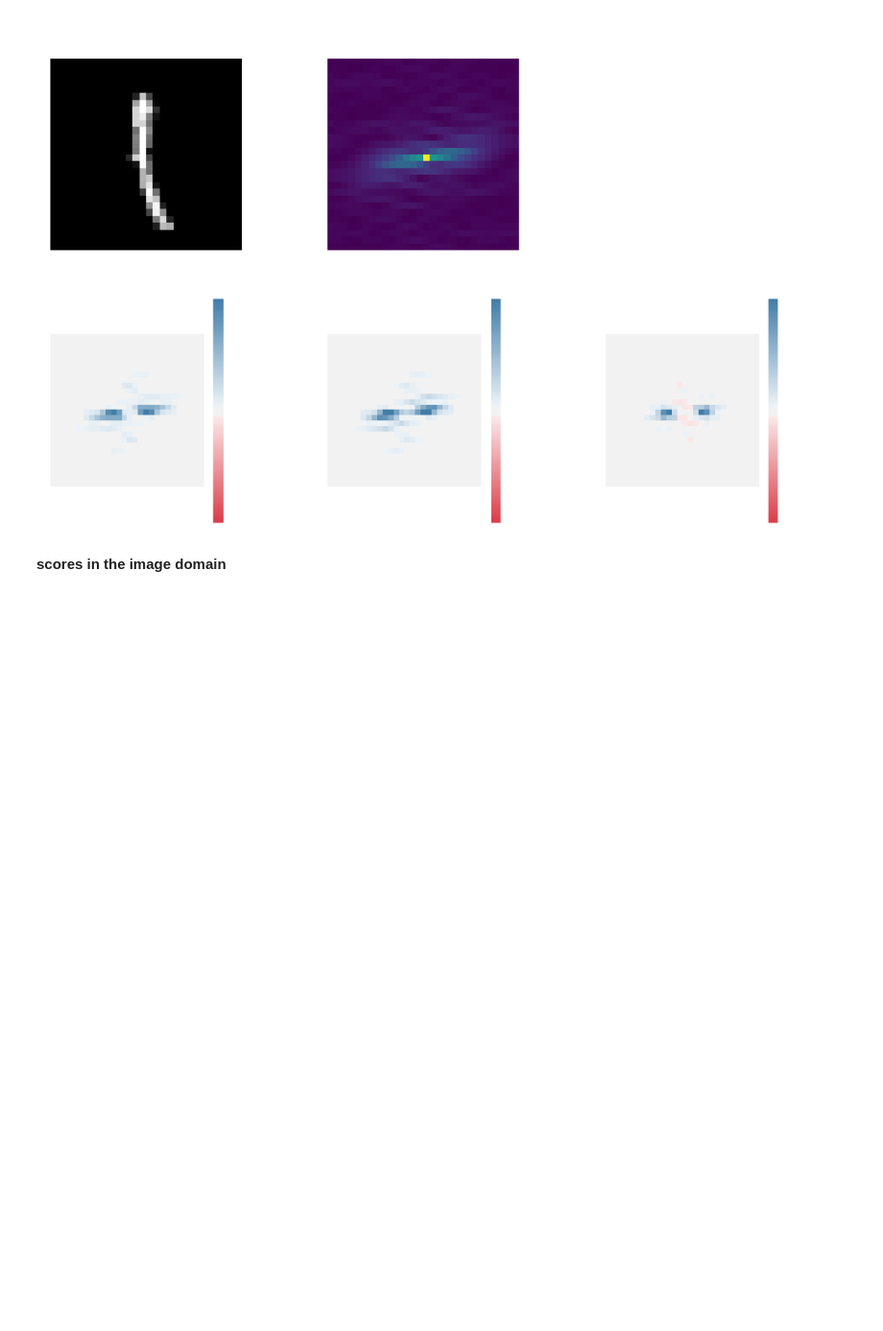
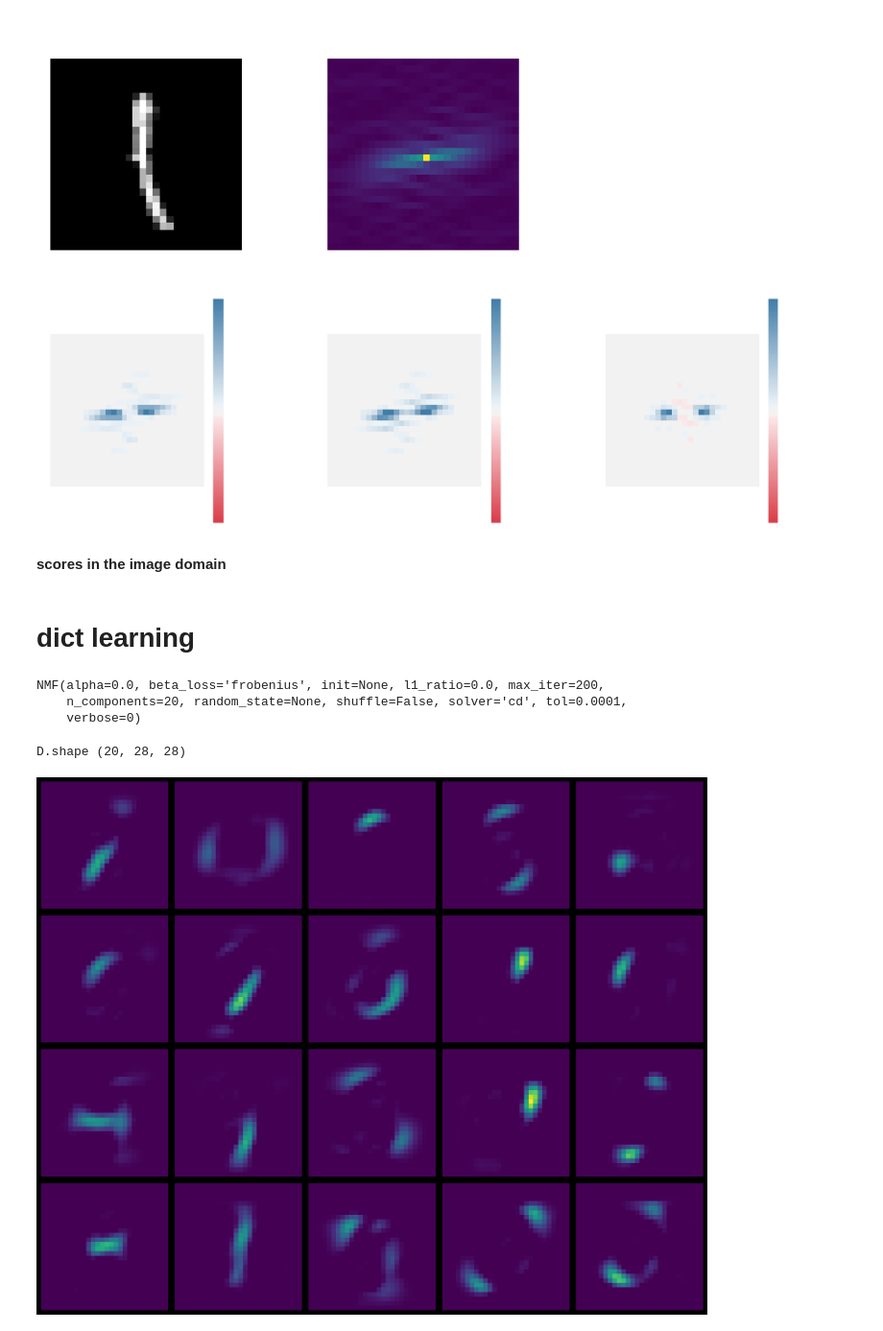
Before and after one commit to Yu-Group/adaptive-wavelets, a Jupyter notebook: experiments/mnist/transforms_mnist.ipynb, the cells around one changed output. Shown at 96% size. Saved outputs shown, nothing was run; the diff lists cells and outputs as text; code cells hidden in the pictures; blank space fills up the shorter version.

Commit message:
add nmf mnist

```diff
--- a/experiments/mnist/transforms_mnist.ipynb
+++ b/experiments/mnist/transforms_mnist.ipynb
@@ -156,3 +159,40 @@ x.requires_grad = False
 sweep_dim = 1
 tiles = acd.tiling_2d.gen_tiles(im_orig, fill=0, method='cd', sweep_dim=sweep_dim)
 cd_scores_im = acd.get_scores_2d(model, method='cd', ims=tiles, im_torch=im_torch)
+# %% [markdown]
+# dict learning
+# %%
+from torchvision import datasets, transforms
+from sklearn.decomposition import NMF
+dset = datasets.MNIST('mnist/data', train=True, download=True)
+# %%
+X = dset.data.numpy().astype(np.float32)
+X = X.reshape(X.shape[0], -1)
+# %%
+nmf = NMF(n_components=20)
+# %%
+nmf.fit(X[:10000])
+# %% [output]
+NMF(alpha=0.0, beta_loss='frobenius', init=None, l1_ratio=0.0, max_iter=200,
+    n_components=20, random_state=None, shuffle=False, solver='cd', tol=0.0001,
+    verbose=0)
+# %%
+D = nmf.components_.reshape(-1, 28, 28)
+print('D.shape', D.shape)
+
+R, C = 4, 5
+i = 0
+vmin = np.min(D)
+vmax = np.max(D)
+plt.figure(figsize=(C * 3, R * 3), dpi=200)
+for r in range(R):
+    for c in range(C):
+        plt.subplot(R, C, i + 1)
+        plt.imshow(D[i], vmin=vmin, vmax=vmax, cmap='viridis')
+        plt.axis('off')
+        i += 1
+plt.tight_layout()
+plt.show()
+# %% [output]
+D.shape (20, 28, 28)
+[figure, added]
```
Also changed, not shown: parts of 1 cell of this notebook.
